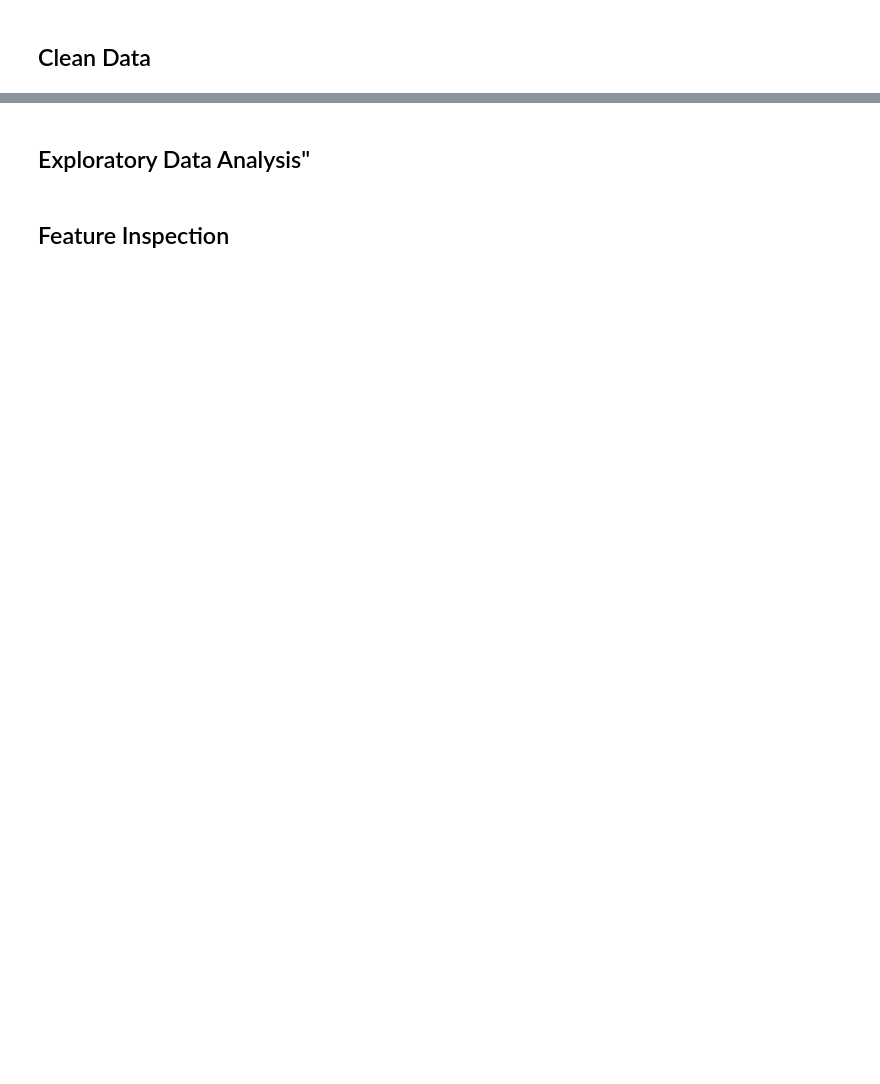
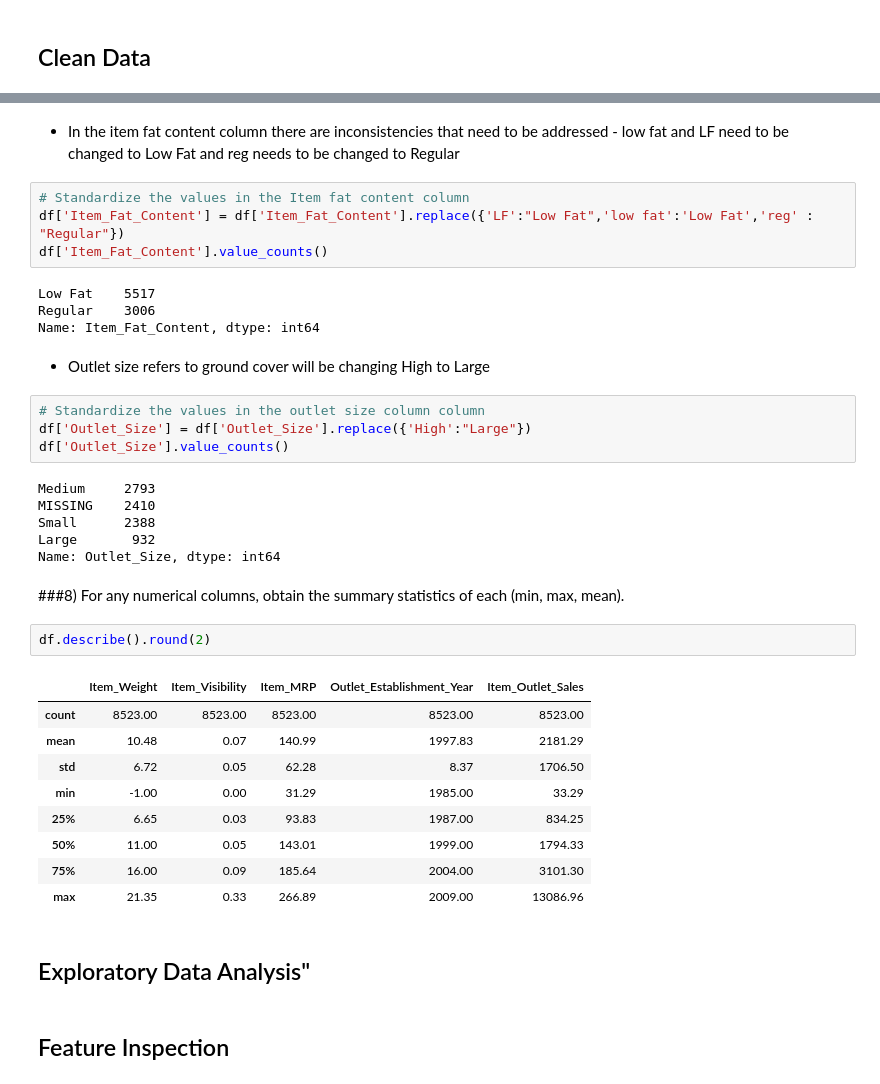
Before and after one commit to DJ-Adams/Prediction-of-Product-Sales, a Jupyter notebook: Prediction_of_Product_Sales.ipynb, the cells around one changed output, grey strips where cells are left out. Saved outputs shown, nothing was run; the diff lists cells and outputs as text; blank space fills up the shorter version.

```diff
--- a/Prediction_of_Product_Sales.ipynb
+++ b/Prediction_of_Product_Sales.ipynb
@@ -15,3 +265,39 @@
+# %% [markdown]
+- In the item fat content column there are inconsistencies that need to be addressed - low fat and  LF need to be changed to Low Fat and reg needs to be changed to Regular
+# %%
+# Standardize the values in the Item fat content column
+df['Item_Fat_Content'] = df['Item_Fat_Content'].replace({'LF':"Low Fat",'low fat':'Low Fat','reg' : "Regular"})
+df['Item_Fat_Content'].value_counts()
+# %% [output]
+Low Fat    5517
+Regular    3006
+Name: Item_Fat_Content, dtype: int64
+# %% [markdown]
+- Outlet size refers to ground cover will be changing High to Large
+# %%
+# Standardize the values in the outlet size column column
+df['Outlet_Size'] = df['Outlet_Size'].replace({'High':"Large"})
+df['Outlet_Size'].value_counts()
+# %% [output]
+Medium     2793
+MISSING    2410
+Small      2388
+Large       932
+Name: Outlet_Size, dtype: int64
+# %% [markdown]
+###8) For any numerical columns, obtain the summary statistics of each (min, max, mean).
+# %%
+df.describe().round(2)
+# %% [output]
+|  | Item_Weight | Item_Visibility | Item_MRP | Outlet_Establishment_Year | Item_Outlet_Sales |
+| count | 8523.00 | 8523.00 | 8523.00 | 8523.00 | 8523.00 |
+| mean | 10.48 | 0.07 | 140.99 | 1997.83 | 2181.29 |
+| std | 6.72 | 0.05 | 62.28 | 8.37 | 1706.50 |
+| min | -1.00 | 0.00 | 31.29 | 1985.00 | 33.29 |
+| 25% | 6.65 | 0.03 | 93.83 | 1987.00 | 834.25 |
+| 50% | 11.00 | 0.05 | 143.01 | 1999.00 | 1794.33 |
+| 75% | 16.00 | 0.09 | 185.64 | 2004.00 | 3101.30 |
+| max | 21.35 | 0.33 | 266.89 | 2009.00 | 13086.96 |
 # %% [markdown]
 ## Exploratory Data Analysis"
 # %% [markdown]
```
Also changed, not shown: parts of 28 cells of this notebook.
